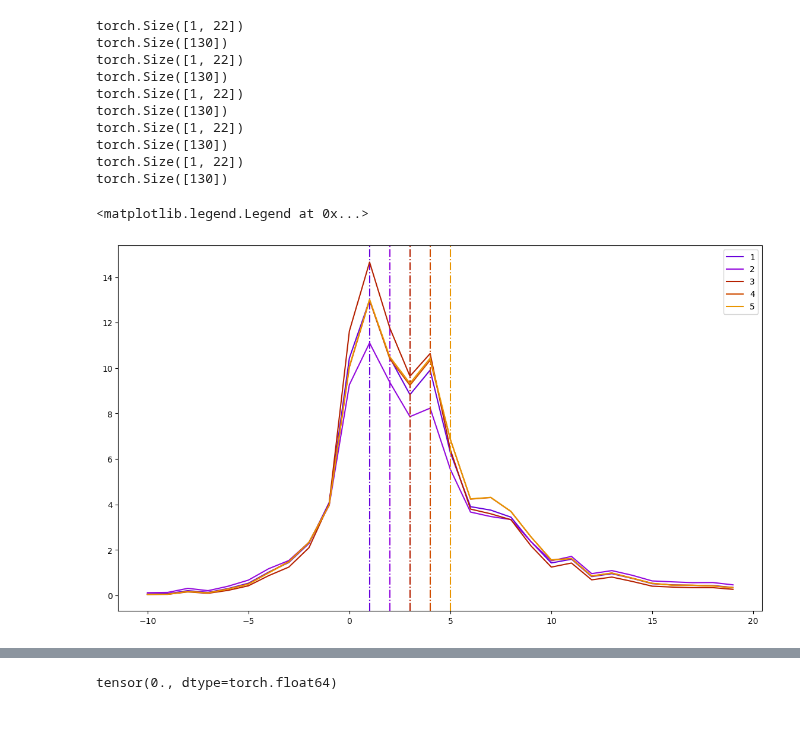
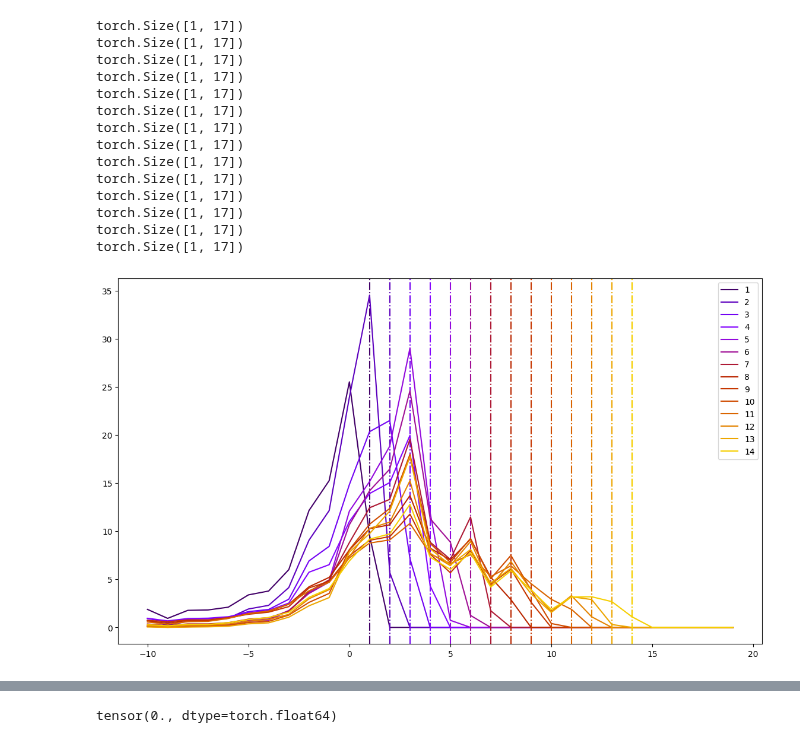
Before and after one commit to sharedw/NFL_sim, a Jupyter notebook: nn_models.ipynb, the cells around one changed output, grey strips where cells are left out. Cells and saved outputs as stored; diff of their text form; code cells hidden in the pictures.

Commit message:
more rush yards stuff

```diff
--- a/nn_models.ipynb
+++ b/nn_models.ipynb
@@ -142,0 +258,16 @@ class WithDropout(nn.Module):
+# %%
+model = FTTransformer(
+    categories = (4, 2),      # tuple containing the number of unique values within each category
+    num_continuous = 15,                # number of continuous values
+    dim = 32,                           # dimension, paper set at 32
+    dim_out = 130,                        # binary prediction, but could be anything
+    depth = 6,                          # depth, paper recommended 6
+    heads = 8,                          # heads, paper recommends 8
+    attn_dropout = 0.1,                 # post-attention dropout
+    ff_dropout = 0.1                    # feed forward dropout
+).to('cuda')
+            # numerical value
+c,n = get_sample(550)
+print(c.shape, n.shape)
+pred = model(c.to('cuda'),n.to('cuda'))
+pred
@@ -199,5 +356,5 @@ def train_model(X, y, n_in, n_out,n_hidden=50, epochs=20, batch_size=512):
     plt.hist(test_y.to('cpu'), alpha=0.5, color='b')
     return model
 # %%
-rush_yards_model = train_model(X,y, 22, 130, n_hidden = 1000, epochs=10) # 2.90,
+rush_yards_model = train_model(X,y, 17, 130, n_hidden = 1024, epochs=10) # 2.937 loss, 0.1279 acc
 # %% [output]
@@ -215,0 +373,10 @@ Test Loss: 2.9098, Test Accuracy: 0.1174
+# %%
+def sample_df(df, num_samples):
+    device = 'cuda'
+    test = df.copy()
+    x_cat = torch.tensor(test.sample(num_samples, replace=True)[cat_columns].astype(int).values, dtype=torch.int32).to(device).reshape(num_samples,-1)
+    x_cont = torch.tensor(test.sample(num_samples, replace=True)[cont_columns].astype(float).values, dtype=torch.float32).to(device).reshape(num_samples,-1)
+    out = rush_yards_model(x_cat, x_cont)
+    return x_cont, out.to('cuda')
+# %%
+xx, res = sample_df(rushes.loc[rushes.yardline_100 < 10], 10)
@@ -251,36 +467,38 @@ test['yards_shifted'].hist()
 # %%
 colormap = cm.gnuplot
 plt.figure(figsize=(14, 8))
-num_yardlines = 6
+num_yardlines = 15
 for yardline in range(1,num_yardlines):
 
     color = colormap(yardline / num_yardlines)
     down=1
     test = rushes.loc[rushes.yardline_100==yardline]
     xx = torch.Tensor(test[rush_yards_cols].sample(1).values)
     print(xx.shape)
     with torch.no_grad():
         xy = rush_yards_model(xx)
+        xy[:,30+yardline:] /= 2
         xy = (100 * F.softmax(xy,dim=1))[0]
-        print(xy.shape)
         x_range = range(-10,20)
     plt.axvline(yardline, color=color, linestyle='-.')
     plt.plot(x_range, xy[20:50], label=yardline, color=color)
-
-plt.legend()
+    plt.legend()
 # %% [output]
-torch.Size([1, 22])
-torch.Size([130])
-torch.Size([1, 22])
-torch.Size([130])
-torch.Size([1, 22])
-torch.Size([130])
-torch.Size([1, 22])
-torch.Size([130])
-torch.Size([1, 22])
-torch.Size([130])
+torch.Size([1, 17])
+torch.Size([1, 17])
+torch.Size([1, 17])
+torch.Size([1, 17])
+torch.Size([1, 17])
+torch.Size([1, 17])
+torch.Size([1, 17])
+torch.Size([1, 17])
+torch.Size([1, 17])
+torch.Size([1, 17])
+torch.Size([1, 17])
+torch.Size([1, 17])
+torch.Size([1, 17])
+torch.Size([1, 17])
-<matplotlib.legend.Legend at 0x...>
-[figure, old version]
+[figure, new version]
 # %%
 test = rushes.loc[rushes.yardline_100==45].sample(1)
 xx = torch.Tensor(test[rush_yards_cols].values)
```
Also changed, not shown: parts of 37 cells of this notebook, 18 other files.
